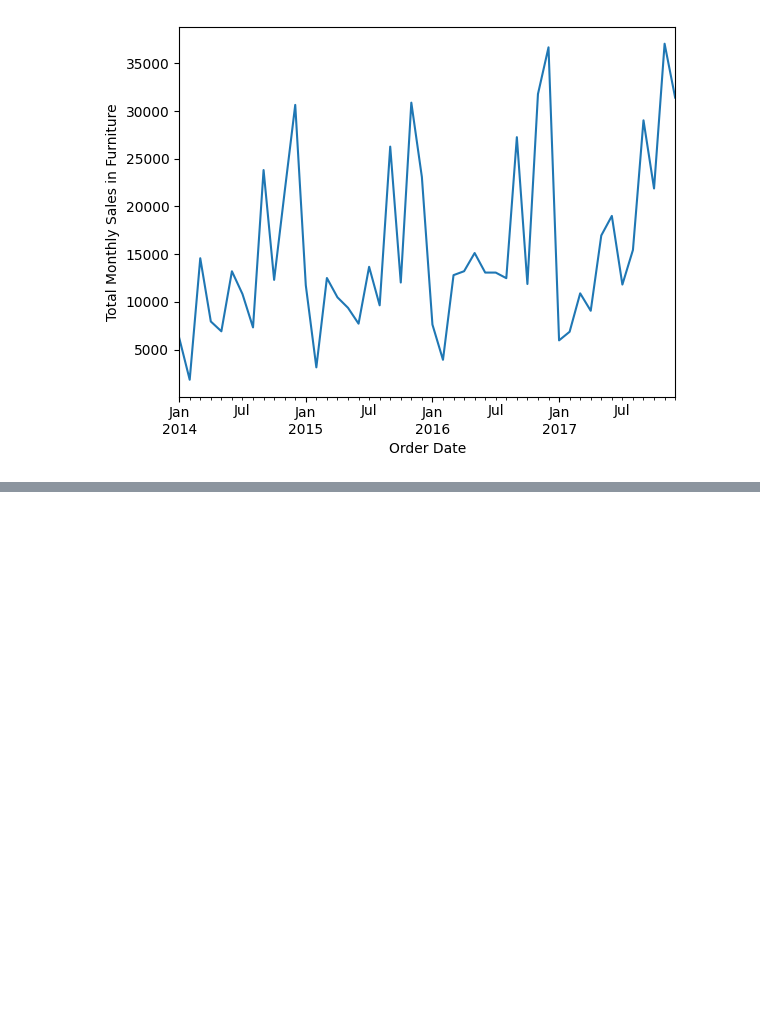
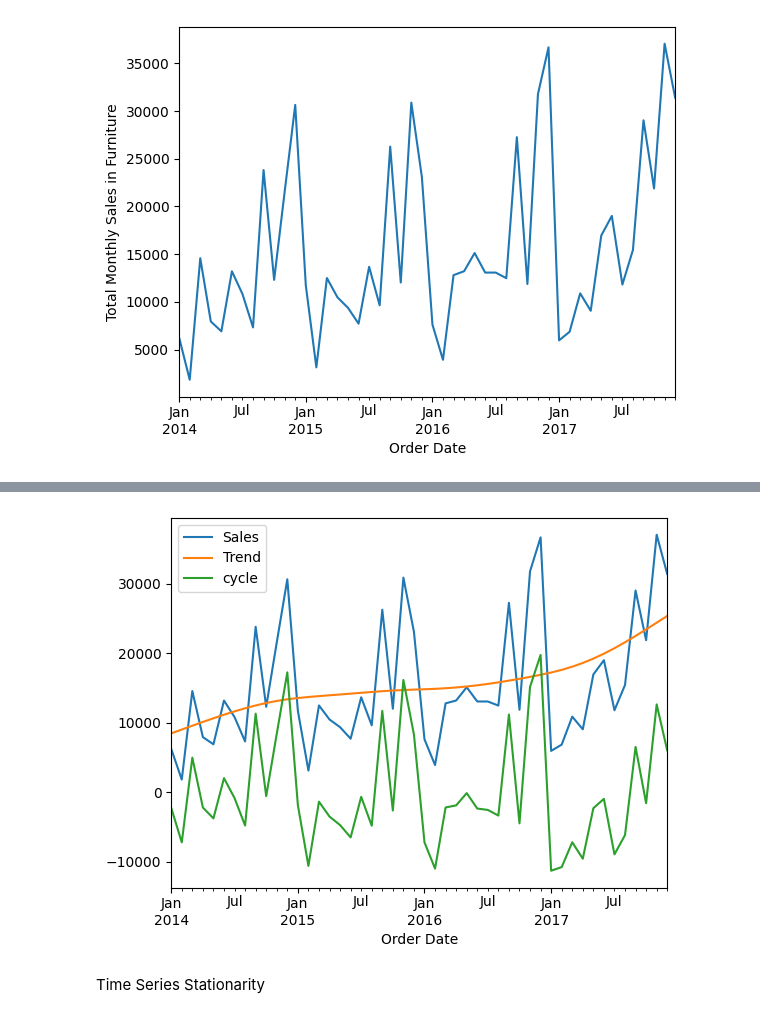
Before and after one commit to Suryasadasivam/Time_series_practice, a Jupyter notebook: Time_series_Data_Analysis.ipynb, the cells around one changed output, grey strips where cells are left out. Cells and saved outputs as stored; diff of their text form; code cells hidden in the pictures; blank space fills up the shorter version.

```diff
--- a/Time_series_Data_Analysis.ipynb
+++ b/Time_series_Data_Analysis.ipynb
@@ -53,0 +162,6 @@ plt.show()
+# %%
+df[["Sales","Trend", "cycle"]].plot().autoscale(axis="x",tight=True)
+# %% [output]
+[figure, added]
+# %% [markdown]
+Time Series Stationarity
```
Also changed, not shown: parts of 86 cells of this notebook.
